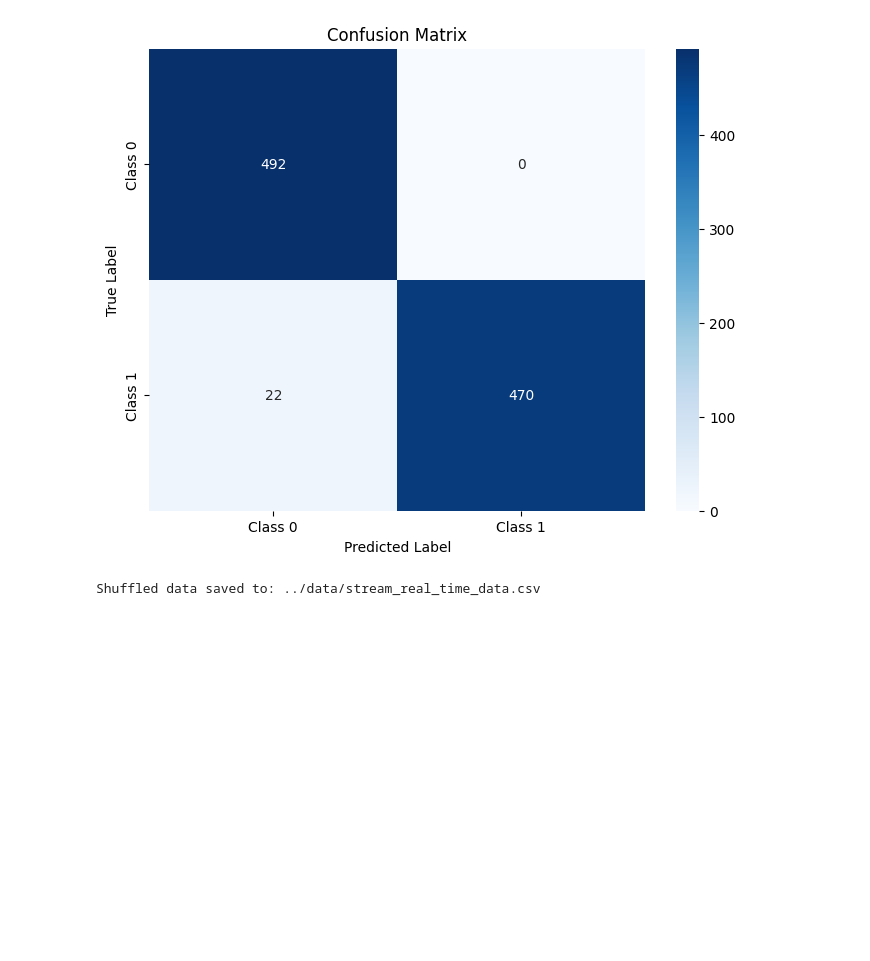
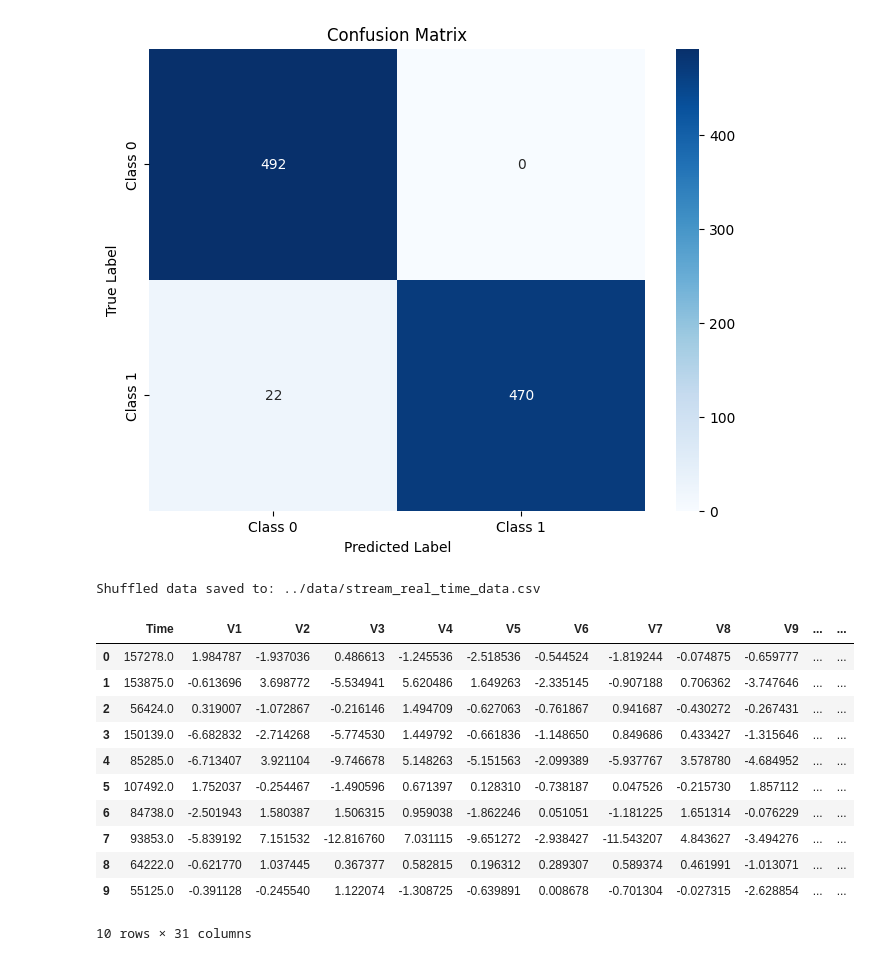
Before and after one commit to AmrutaKoshe/Real_Time_Fraud_Detection, a Jupyter notebook: notebooks/credit_card_fraud_synthetic_realtime_data.ipynb, the cells around one changed output. Drawn from its saved outputs; the diff is of its cells as text; code cells hidden in the pictures; blank space fills up the shorter version.

```diff
--- a/notebooks/credit_card_fraud_synthetic_realtime_data.ipynb
+++ b/notebooks/credit_card_fraud_synthetic_realtime_data.ipynb
@@ -308,0 +311,15 @@ Shuffled data saved to: ../data/stream_real_time_data.csv
+# %%
+real_time_df.head(10)
+# %% [output]
+|  | Time | V1 | V2 | V3 | V4 | V5 | V6 | V7 | V8 | V9 | ... | ... |
+| 0 | 157278.0 | 1.984787 | -1.937036 | 0.486613 | -1.245536 | -2.518536 | -0.544524 | -1.819244 | -0.074875 | -0.659777 | ... | ... |
+| 1 | 153875.0 | -0.613696 | 3.698772 | -5.534941 | 5.620486 | 1.649263 | -2.335145 | -0.907188 | 0.706362 | -3.747646 | ... | ... |
+| 2 | 56424.0 | 0.319007 | -1.072867 | -0.216146 | 1.494709 | -0.627063 | -0.761867 | 0.941687 | -0.430272 | -0.267431 | ... | ... |
+| 3 | 150139.0 | -6.682832 | -2.714268 | -5.774530 | 1.449792 | -0.661836 | -1.148650 | 0.849686 | 0.433427 | -1.315646 | ... | ... |
+| 4 | 85285.0 | -6.713407 | 3.921104 | -9.746678 | 5.148263 | -5.151563 | -2.099389 | -5.937767 | 3.578780 | -4.684952 | ... | ... |
+| 5 | 107492.0 | 1.752037 | -0.254467 | -1.490596 | 0.671397 | 0.128310 | -0.738187 | 0.047526 | -0.215730 | 1.857112 | ... | ... |
+| 6 | 84738.0 | -2.501943 | 1.580387 | 1.506315 | 0.959038 | -1.862246 | 0.051051 | -1.181225 | 1.651314 | -0.076229 | ... | ... |
+| 7 | 93853.0 | -5.839192 | 7.151532 | -12.816760 | 7.031115 | -9.651272 | -2.938427 | -11.543207 | 4.843627 | -3.494276 | ... | ... |
+| 8 | 64222.0 | -0.621770 | 1.037445 | 0.367377 | 0.582815 | 0.196312 | 0.289307 | 0.589374 | 0.461991 | -1.013071 | ... | ... |
+| 9 | 55125.0 | -0.391128 | -0.245540 | 1.122074 | -1.308725 | -0.639891 | 0.008678 | -0.701304 | -0.027315 | -2.628854 | ... | ... |
+10 rows × 31 columns
```
Also changed, not shown: parts of 4 cells of this notebook, 1 other file.
